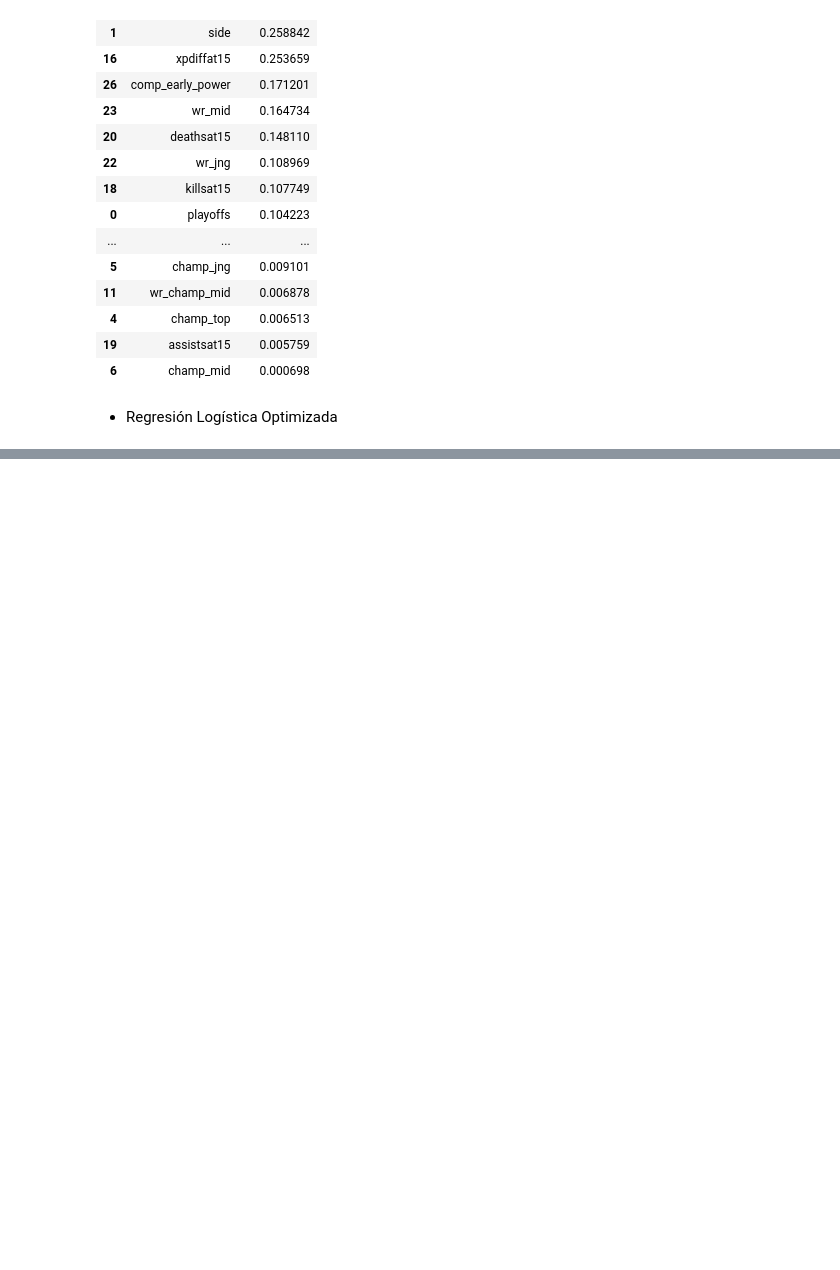
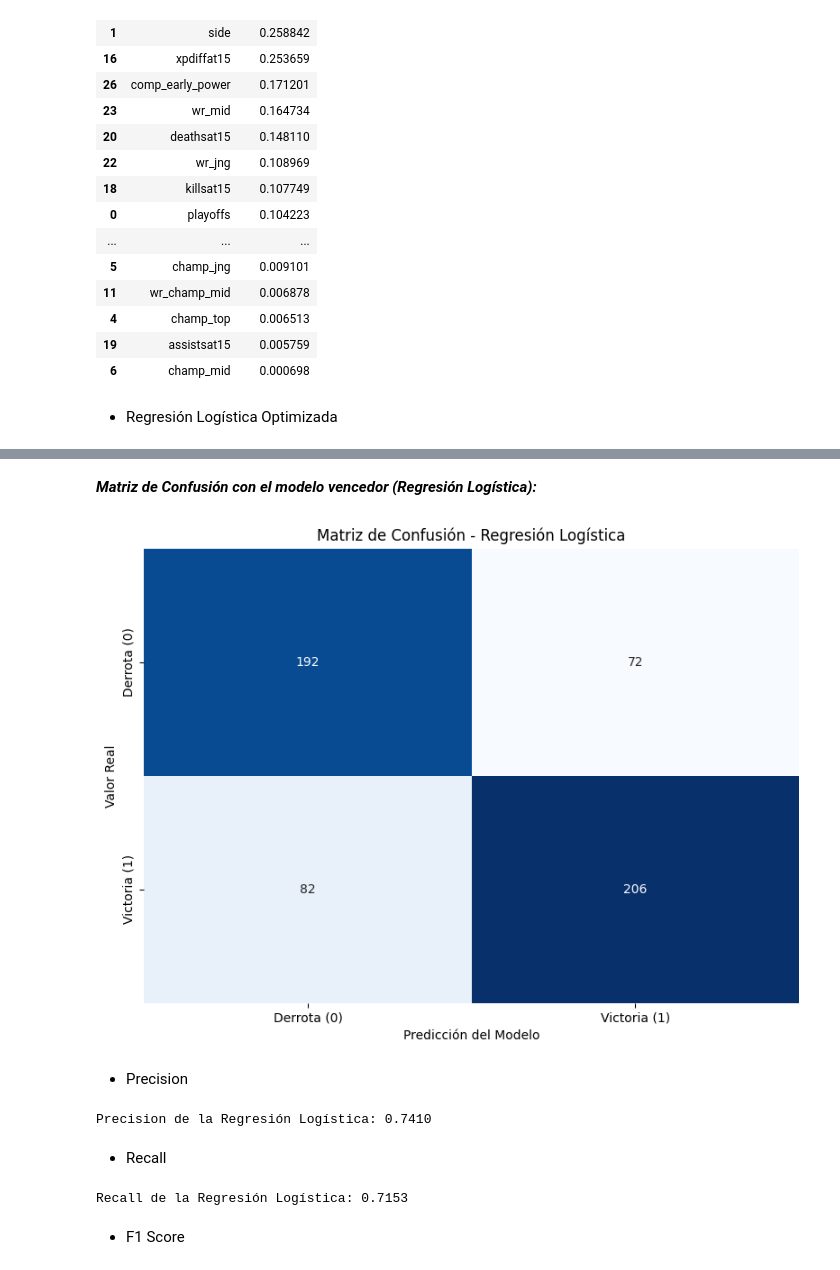
Before and after one commit to JesusGarPer/tfg, a Jupyter notebook: notebooks/01_modelo15.ipynb, the cells around one changed output, grey strips where cells are left out. Drawn from its saved outputs; the diff is of its cells as text; code cells hidden in the pictures; blank space fills up the shorter version.

Commit message:
feature: Métricas del modelo ganador

```diff
--- a/notebooks/01_modelo15.ipynb
+++ b/notebooks/01_modelo15.ipynb
@@ -612,3 +602,45 @@ Precisión de Regresión Logística Optimizada: 0.7192
 | 6 | champ_mid | 0.006398 |
 | 11 | wr_champ_mid | 0.003404 |
 | 4 | champ_top | 0.002613 |
+# %% [markdown]
+***Matriz de Confusión con el modelo vencedor (Regresión Logística):***
+# %%
+from sklearn.metrics import confusion_matrix
+import seaborn as sns
+import matplotlib.pyplot as plt
+
+# Calculamos la matriz de confusión usando las predicciones de la Regresión Logística sin optimizar
+cm = confusion_matrix(y_test, y_pred_lr)
+
+# Creamos la visualización usando Seaborn para mantener el estilo
+plt.figure(figsize=(8, 6))
+sns.heatmap(cm, annot=True, fmt='d', cmap='Blues', cbar=False,
+            xticklabels=['Derrota (0)', 'Victoria (1)'],
+            yticklabels=['Derrota (0)', 'Victoria (1)'])
+plt.title('Matriz de Confusión - Regresión Logística')
+plt.xlabel('Predicción del Modelo')
+plt.ylabel('Valor Real')
+plt.tight_layout()
+plt.show()
+# %% [output]
+[figure, added]
+# %% [markdown]
+- Precision
+# %%
+from sklearn.metrics import precision_score
+
+precision_lr = precision_score(y_test, y_pred_lr)
+print(f"Precision de la Regresión Logística: {precision_lr:.4f}")
+# %% [output]
+Precision de la Regresión Logística: 0.7410
+# %% [markdown]
+- Recall
+# %%
+from sklearn.metrics import recall_score
+
+recall_lr = recall_score(y_test, y_pred_lr)
+print(f"Recall de la Regresión Logística: {recall_lr:.4f}")
+# %% [output]
+Recall de la Regresión Logística: 0.7153
+# %% [markdown]
+- F1 Score
```
Also changed, not shown: parts of 6 cells of this notebook.
